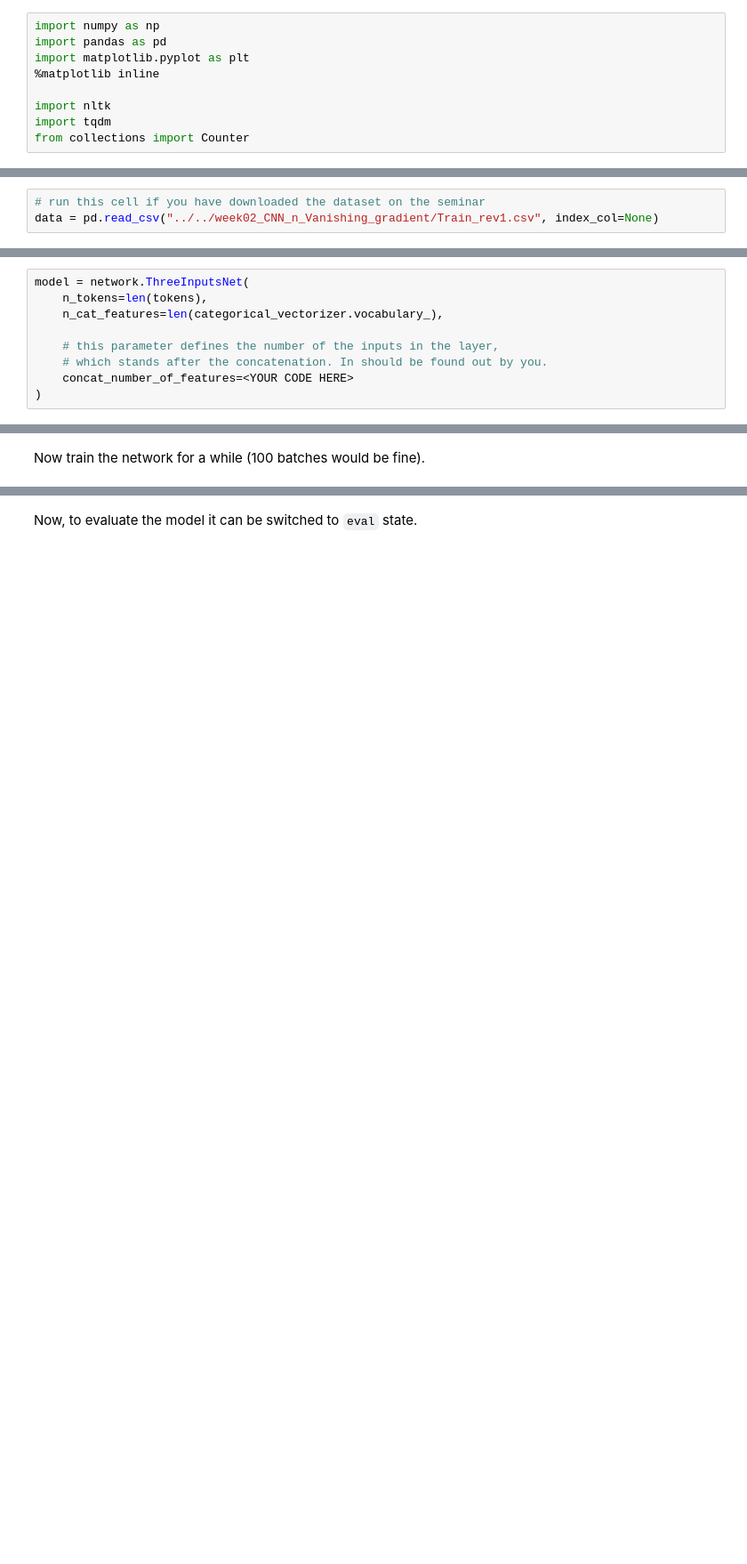
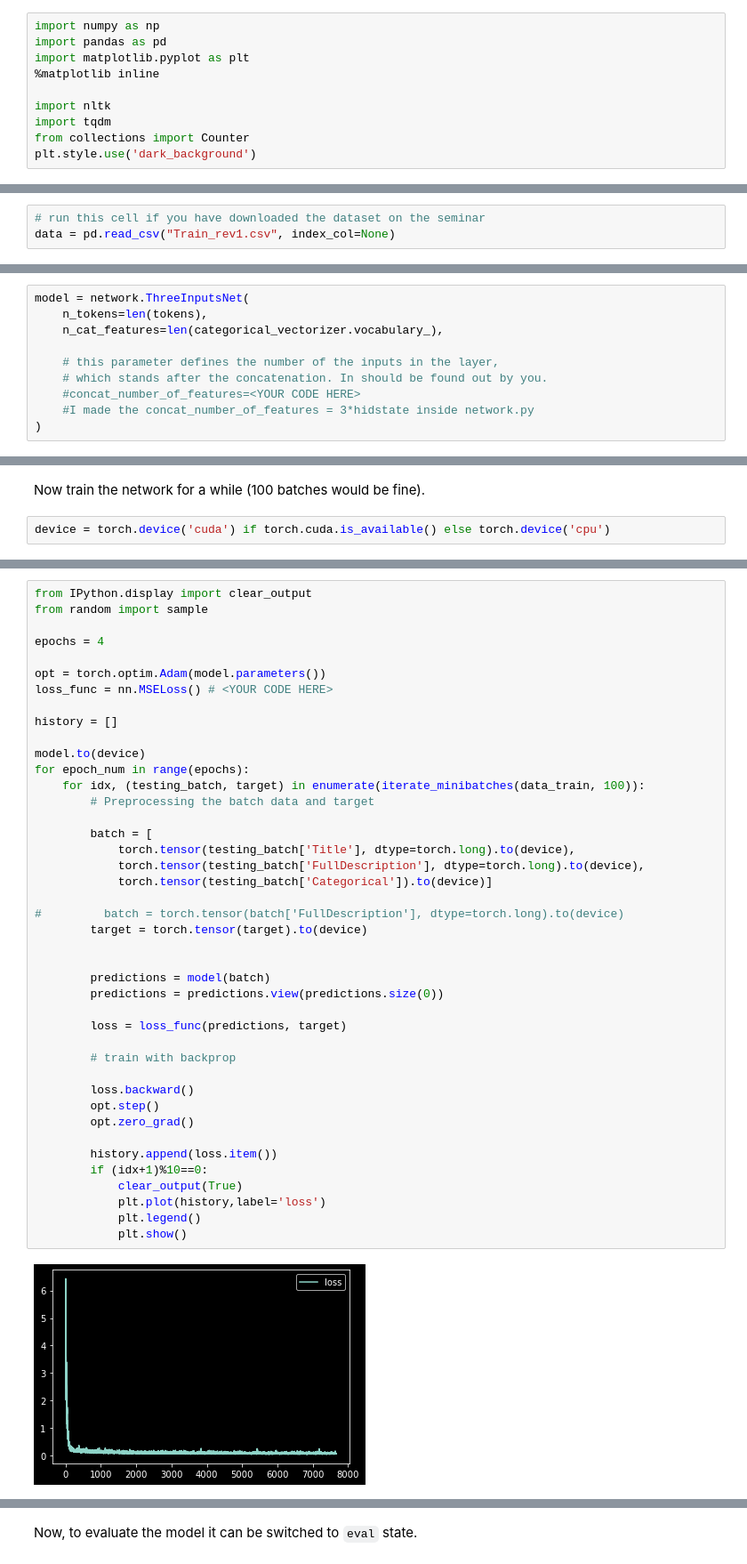
Before and after one commit to maxcoolmakarov/ml-mipt, a Jupyter notebook: homeworks_advanced/homework1_three_headed_network/Homework_1_three_headed_network.ipynb, the cells around one changed output, grey strips where cells are left out. Shown: that part at 89% size. Drawn from its saved outputs; the diff is of its cells as text; blank space fills up the shorter version.

```diff
--- a/homeworks_advanced/homework1_three_headed_network/Homework_1_three_headed_network.ipynb
+++ b/homeworks_advanced/homework1_three_headed_network/Homework_1_three_headed_network.ipynb
@@ -13,6 +13,7 @@ import matplotlib.pyplot as plt
 import nltk
 import tqdm
 from collections import Counter
+plt.style.use('dark_background')
 # %% [markdown]
 If you have already downloaded the data on the Seminar, simply run through the next cells. Otherwise uncomment the next cell (and comment the another one ;)
 # %%
@@ -29,6 +28,6 @@ x Train_rev1.csv
 # %%
 # run this cell if you have downloaded the dataset on the seminar
-data = pd.read_csv("../../week02_CNN_n_Vanishing_gradient/Train_rev1.csv", index_col=None)
+data = pd.read_csv("Train_rev1.csv", index_col=None)
 # %%
 data['Log1pSalary'] = np.log1p(data['SalaryNormalized']).astype('float32')
 text_columns = ["Title", "FullDescription"]
@@ -404,7 +408,8 @@ model = network.ThreeInputsNet(
 
     # this parameter defines the number of the inputs in the layer,
     # which stands after the concatenation. In should be found out by you.
-    concat_number_of_features=<YOUR CODE HERE>
+    #concat_number_of_features=<YOUR CODE HERE>
+    #I made the concat_number_of_features = 3*hidstate inside network.py
 )
 # %%
 testing_batch, _ = next(iterate_minibatches(data_train, 3))
@@ -420,4 +427,6 @@ print('Seems fine!')
 # %% [markdown]
 Now train the network for a while (100 batches would be fine).
+# %%
+device = torch.device('cuda') if torch.cuda.is_available() else torch.device('cpu')
 # %%
 # Training pipeline comes here (almost the same as for the simple_model)
@@ -423,0 +440,44 @@ Now train the network for a while (100 batches would be fine).
+# %%
+from IPython.display import clear_output
+from random import sample
+
+epochs = 4
+
+opt = torch.optim.Adam(model.parameters())
+loss_func = nn.MSELoss() # <YOUR CODE HERE>
+
+history = []
+
+model.to(device)
+for epoch_num in range(epochs):
+    for idx, (testing_batch, target) in enumerate(iterate_minibatches(data_train, 100)):
+        # Preprocessing the batch data and target
+
+        batch = [
+            torch.tensor(testing_batch['Title'], dtype=torch.long).to(device),
+            torch.tensor(testing_batch['FullDescription'], dtype=torch.long).to(device),
+            torch.tensor(testing_batch['Categorical']).to(device)]
+
+#         batch = torch.tensor(batch['FullDescription'], dtype=torch.long).to(device)
+        target = torch.tensor(target).to(device)
+
+
+        predictions = model(batch)
+        predictions = predictions.view(predictions.size(0))
+
+        loss = loss_func(predictions, target)
+
+        # train with backprop
+
+        loss.backward()
+        opt.step()
+        opt.zero_grad()
+
+        history.append(loss.item())
+        if (idx+1)%10==0:
+            clear_output(True)
+            plt.plot(history,label='loss')
+            plt.legend()
+            plt.show()
+# %% [output]
+[figure, added]
```
Also changed, not shown: parts of 12 cells of this notebook, 1 other file.
